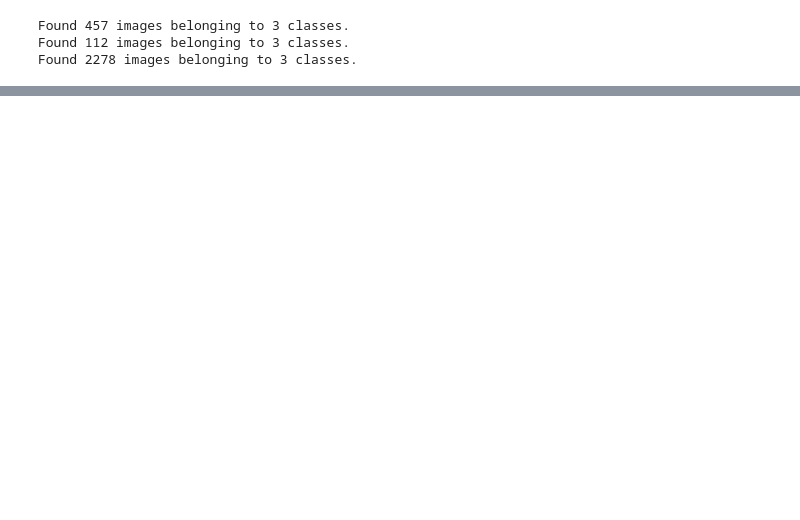
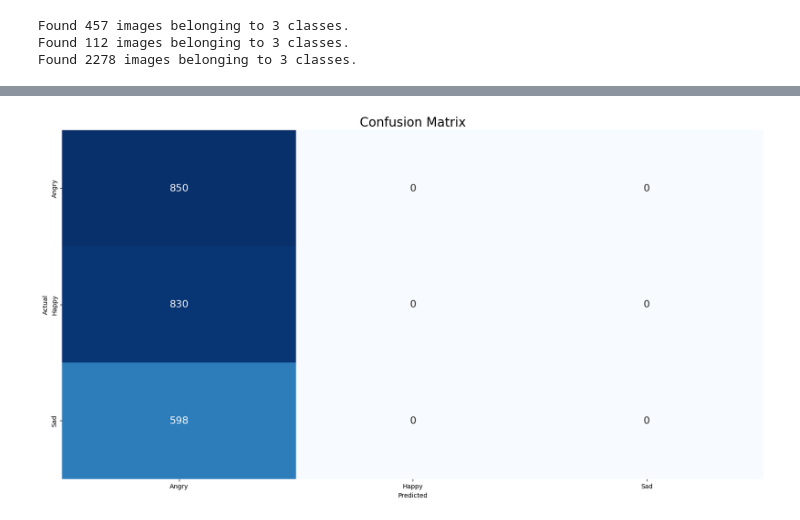
Before and after one commit to WawanWidiantara/Convolutional-Neural-Network, a Jupyter notebook: experiment/zidan/Resnetv2.ipynb, the cells around one changed output, grey strips where cells are left out. Drawn from its saved outputs; the diff is of its cells as text; code cells hidden in the pictures; blank space fills up the shorter version.

Commit message:
Resnet-ResNet152V2 Resnet

```diff
--- a/experiment/zidan/Resnetv2.ipynb
+++ b/experiment/zidan/Resnetv2.ipynb
@@ -155,7 +157,7 @@ fig.show()
 [interactive output not drawn]
 # %%
 def feature_extractor(inputs):
-    feature_extractor = tf.keras.applications.resnet50(input_shape=(IMG_HEIGHT,IMG_WIDTH, 3),
+    feature_extractor = tf.keras.applications.resnet_v2.ResNet152V2(input_shape=(IMG_HEIGHT,IMG_WIDTH, 3),
                                                include_top=False,
                                                weights="imagenet")(inputs)
 
@@ -203,9 +221,9 @@ TypeError: ignored
 # %%
-earlyStoppingCallback = tf.keras.callbacks.resnet50(monitor='val_loss',
+earlyStoppingCallback = tf.keras.callbacks.EarlyStopping(monitor='val_loss',
                                                          patience=EARLY_STOPPING_CRITERIA,
                                                          verbose= 1 ,
                                                          restore_best_weights=True
-                                                        )
+                                                         )
 
 history = model.fit(x = train_generator,
                     epochs = EPOCHS,
@@ -264,0 +252,10 @@ Downloading data from https://storage.googleapis.com/tensorflow/keras-applicatio
+# %%
+# Un-Freezing the feature extraction layers for fine tuning
+model.layers[1].trainable = True
+
+model.compile(optimizer=tf.keras.optimizers.SGD(0.001), #lower learning rate
+                loss='categorical_crossentropy',
+                metrics = ['accuracy'])
+
+history_ = model.fit(x = train_generator,epochs = FINE_TUNING_EPOCHS ,validation_data = validation_generator)
+history = history.append(pd.DataFrame(history_.history) , ignore_index=True)
@@ -264,0 +294,6 @@ Downloading data from https://storage.googleapis.com/tensorflow/keras-applicatio
+# %%
+# Model Evaluation
+model.evaluate(test_generator)
+preds = model.predict(test_generator)
+y_preds = np.argmax(preds , axis = 1 )
+y_test = np.array(test_generator.labels)
@@ -264,0 +303,12 @@ Downloading data from https://storage.googleapis.com/tensorflow/keras-applicatio
+# %%
+# Confusion Matrix
+cm_data = confusion_matrix(y_test , y_preds)
+cm = pd.DataFrame(cm_data, columns=CLASS_LABELS, index = CLASS_LABELS)
+cm.index.name = 'Actual'
+cm.columns.name = 'Predicted'
+plt.figure(figsize = (20,10))
+plt.title('Confusion Matrix', fontsize = 20)
+sns.set(font_scale=1.2)
+ax = sns.heatmap(cm, cbar=False, cmap="Blues", annot=True, annot_kws={"size": 16}, fmt='g')
+# %% [output]
+[figure, added]
```
Also changed, not shown: parts of 15 cells of this notebook.
